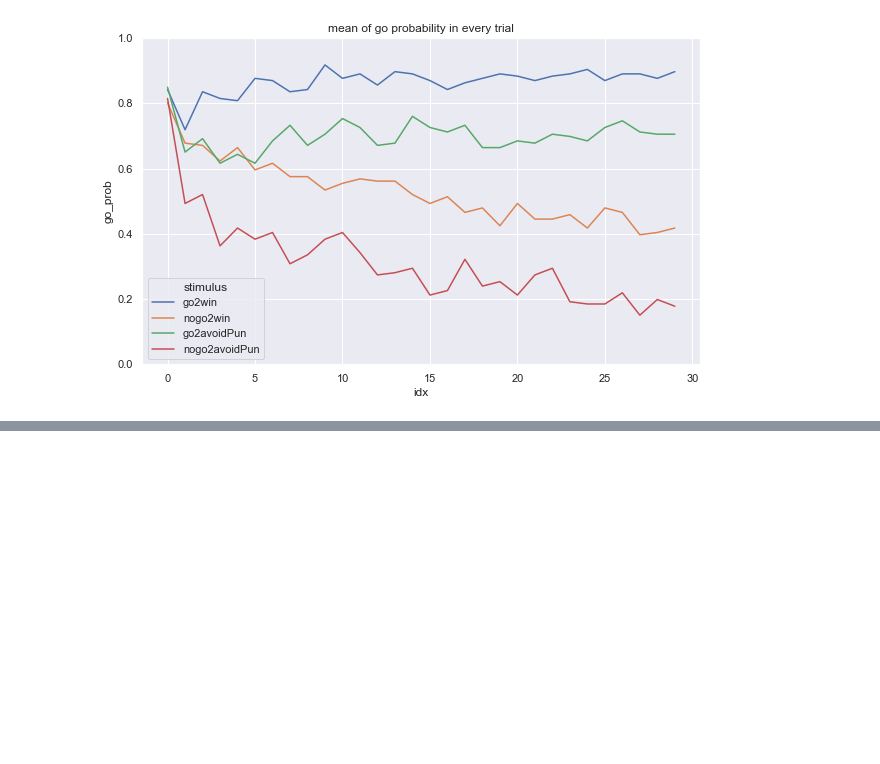
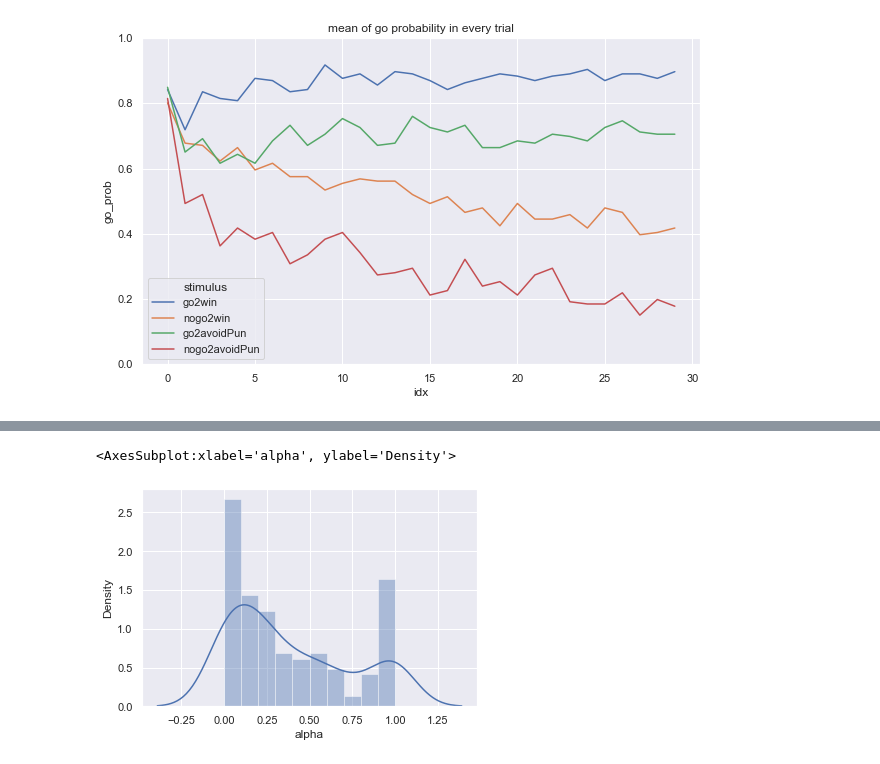
Before and after one commit to Sepsad/Interindividual-differences-in-Learning-to-Act-or-Avoid, a Jupyter notebook: First_session.ipynb, the cells around one changed output, grey strips where cells are left out. Cells and saved outputs as stored; diff of their text form; code cells hidden in the pictures; blank space fills up the shorter version.

```diff
--- a/First_session.ipynb
+++ b/First_session.ipynb
@@ -256,0 +307,5 @@ from sys import path
+# %%
+sns.distplot((mr_df.alpha), bins=10)
+# %% [output]
+<AxesSubplot:xlabel='alpha', ylabel='Density'>
+[figure, added]
```
Also changed, not shown: parts of 15 cells of this notebook.
